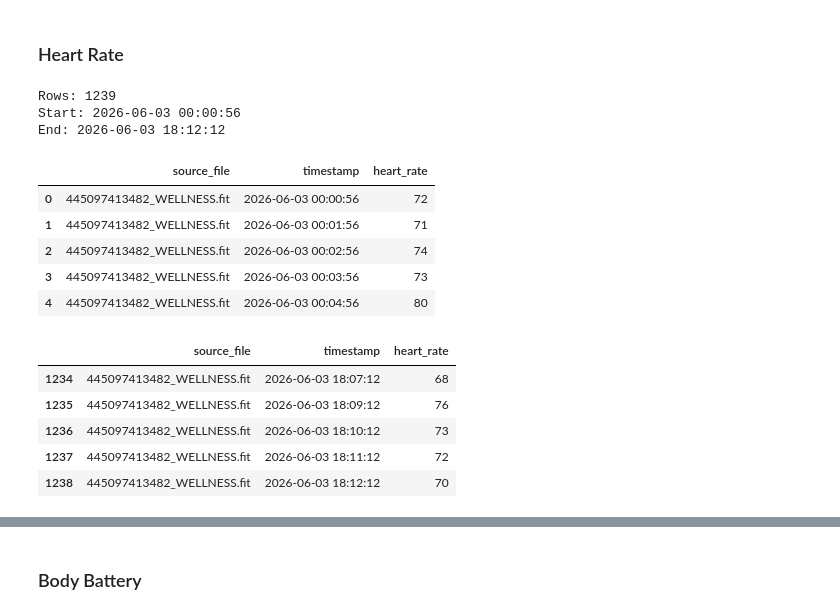
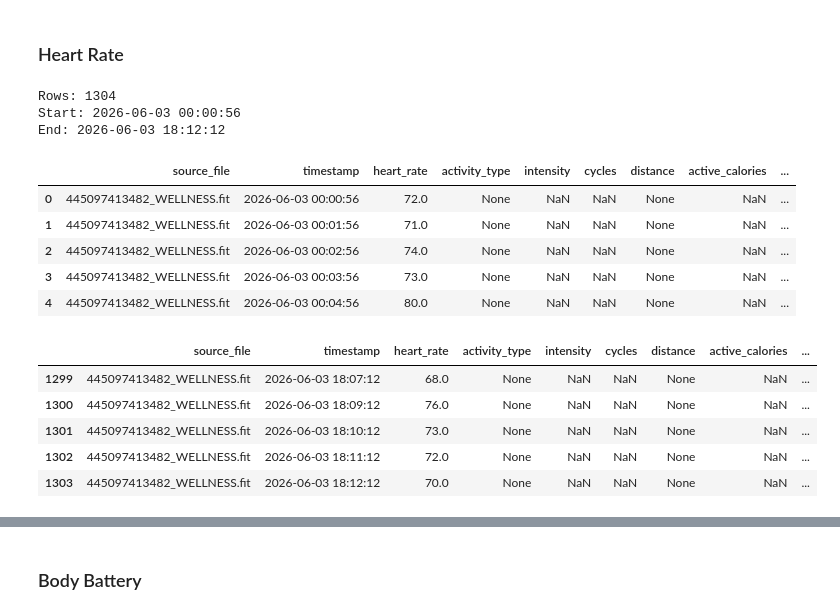
Before and after one commit to Xenoxort/ML4QS, a Jupyter notebook: notebooks/00_data_exportation.ipynb, the cells around one changed output, grey strips where cells are left out. Cells and saved outputs as stored; diff of their text form; code cells hidden in the pictures.

```diff
--- a/notebooks/00_data_exportation.ipynb
+++ b/notebooks/00_data_exportation.ipynb
@@ -157,58 +157,75 @@ Name: count, dtype: int64
 # %%
 rows = []
 
 target_date = pd.to_datetime(curr_date).date()
 
 for file in wellness_files:
 
     fitfile = FitFile(str(file))
 
     for msg in fitfile.get_messages("monitoring"):
 
         row = msg.get_values()
 
-        if "heart_rate" in row and "timestamp_16" in row:
+        if "timestamp_16" not in row:
+            continue
 
-            timestamp = (
-                datetime.combine(
-                    target_date,
-                    datetime.min.time()
-                )
-                + timedelta(seconds=row["timestamp_16"])
+        timestamp = (
+            datetime.combine(
+                target_date,
+                datetime.min.time()
             )
+            + timedelta(seconds=row["timestamp_16"])
+        )
 
-            rows.append({
-                "source_file": file.name,
-                "timestamp": timestamp,
-                "heart_rate": row["heart_rate"]
-            })
+        rows.append({
+            "source_file": file.name,
+            "timestamp": timestamp,
 
-heart_rate_df = (
+            # physiological
+            "heart_rate": row.get("heart_rate"),
+
+            # activity
+            "activity_type": row.get("activity_type"),
+            "intensity": row.get("intensity"),
+
+            # movement
+            "cycles": row.get("cycles"),
+            "distance": row.get("distance"),
+
+            # energy
+            "active_calories": row.get("active_calories"),
+
+            # duration
+            "active_time": row.get("active_time")
+        })
+
+monitoring_df = (
     pd.DataFrame(rows)
     .sort_values("timestamp")
     .drop_duplicates(subset="timestamp", keep="last")
     .reset_index(drop=True)
 )
 
-print("Rows:", len(heart_rate_df))
-print("Start:", heart_rate_df["timestamp"].min())
-print("End:", heart_rate_df["timestamp"].max())
+print("Rows:", len(monitoring_df))
+print("Start:", monitoring_df["timestamp"].min())
+print("End:", monitoring_df["timestamp"].max())
 
-display(heart_rate_df.head())
-display(heart_rate_df.tail())
+display(monitoring_df.head())
+display(monitoring_df.tail())
 # %% [output]
-Rows: 1239
+Rows: 1304
 Start: 2026-06-03 00:00:56
 End: 2026-06-03 18:12:12
-|  | source_file | timestamp | heart_rate |
-| 0 | 445097413482_WELLNESS.fit | 2026-06-03 00:00:56 | 72 |
-| 1 | 445097413482_WELLNESS.fit | 2026-06-03 00:01:56 | 71 |
-| 2 | 445097413482_WELLNESS.fit | 2026-06-03 00:02:56 | 74 |
-| 3 | 445097413482_WELLNESS.fit | 2026-06-03 00:03:56 | 73 |
-| 4 | 445097413482_WELLNESS.fit | 2026-06-03 00:04:56 | 80 |
+|  | source_file | timestamp | heart_rate | activity_type | intensity | cycles | distance | active_calories | ... |
+| 0 | 445097413482_WELLNESS.fit | 2026-06-03 00:00:56 | 72.0 | None | NaN | NaN | None | NaN | ... |
+| 1 | 445097413482_WELLNESS.fit | 2026-06-03 00:01:56 | 71.0 | None | NaN | NaN | None | NaN | ... |
+| 2 | 445097413482_WELLNESS.fit | 2026-06-03 00:02:56 | 74.0 | None | NaN | NaN | None | NaN | ... |
+| 3 | 445097413482_WELLNESS.fit | 2026-06-03 00:03:56 | 73.0 | None | NaN | NaN | None | NaN | ... |
+| 4 | 445097413482_WELLNESS.fit | 2026-06-03 00:04:56 | 80.0 | None | NaN | NaN | None | NaN | ... |
-|  | source_file | timestamp | heart_rate |
-| 1234 | 445097413482_WELLNESS.fit | 2026-06-03 18:07:12 | 68 |
-| 1235 | 445097413482_WELLNESS.fit | 2026-06-03 18:09:12 | 76 |
-| 1236 | 445097413482_WELLNESS.fit | 2026-06-03 18:10:12 | 73 |
-| 1237 | 445097413482_WELLNESS.fit | 2026-06-03 18:11:12 | 72 |
-| 1238 | 445097413482_WELLNESS.fit | 2026-06-03 18:12:12 | 70 |
+|  | source_file | timestamp | heart_rate | activity_type | intensity | cycles | distance | active_calories | ... |
+| 1299 | 445097413482_WELLNESS.fit | 2026-06-03 18:07:12 | 68.0 | None | NaN | NaN | None | NaN | ... |
+| 1300 | 445097413482_WELLNESS.fit | 2026-06-03 18:09:12 | 76.0 | None | NaN | NaN | None | NaN | ... |
+| 1301 | 445097413482_WELLNESS.fit | 2026-06-03 18:10:12 | 73.0 | None | NaN | NaN | None | NaN | ... |
+| 1302 | 445097413482_WELLNESS.fit | 2026-06-03 18:11:12 | 72.0 | None | NaN | NaN | None | NaN | ... |
+| 1303 | 445097413482_WELLNESS.fit | 2026-06-03 18:12:12 | 70.0 | None | NaN | NaN | None | NaN | ... |
```
Also changed, not shown: parts of 10 cells of this notebook.
